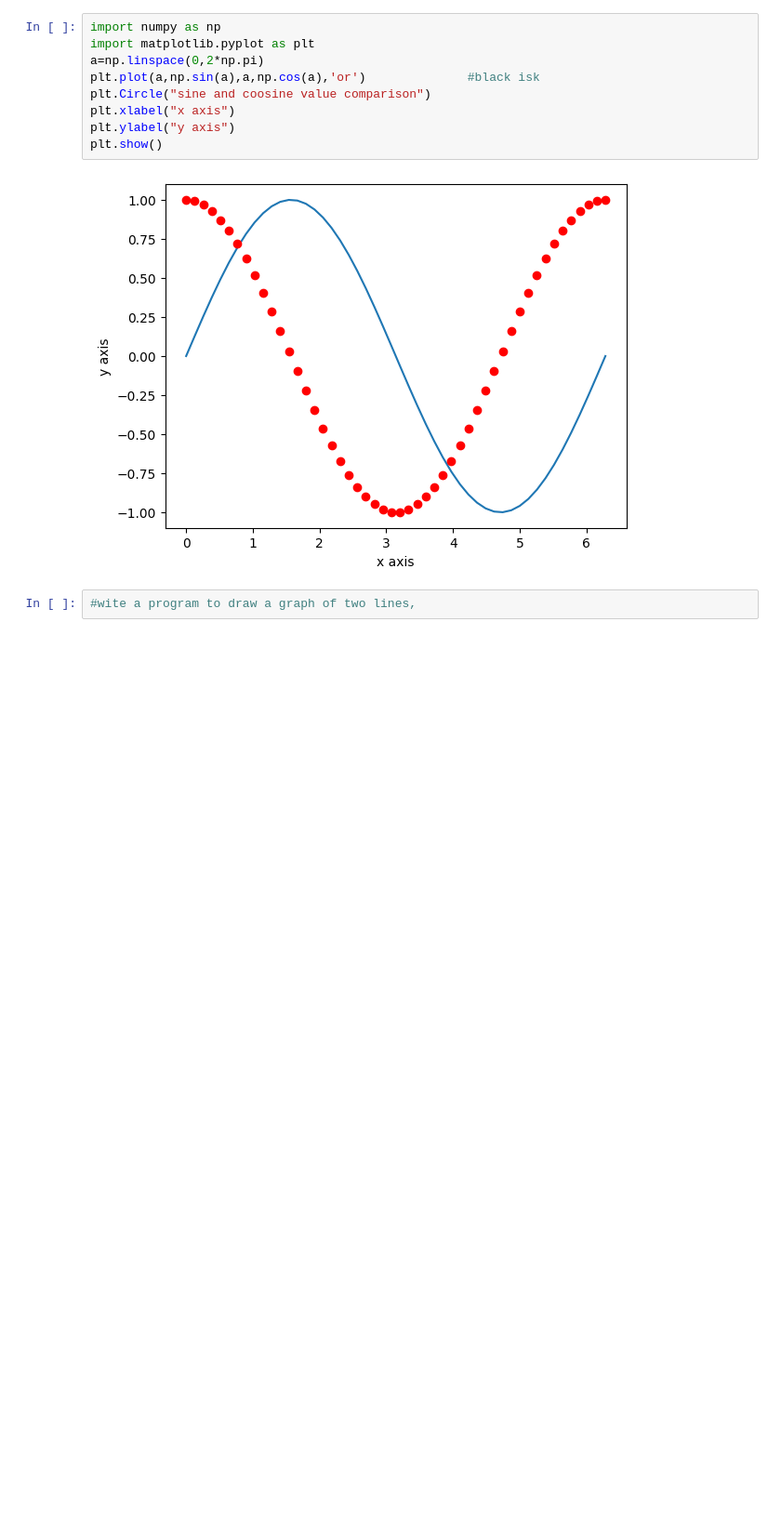
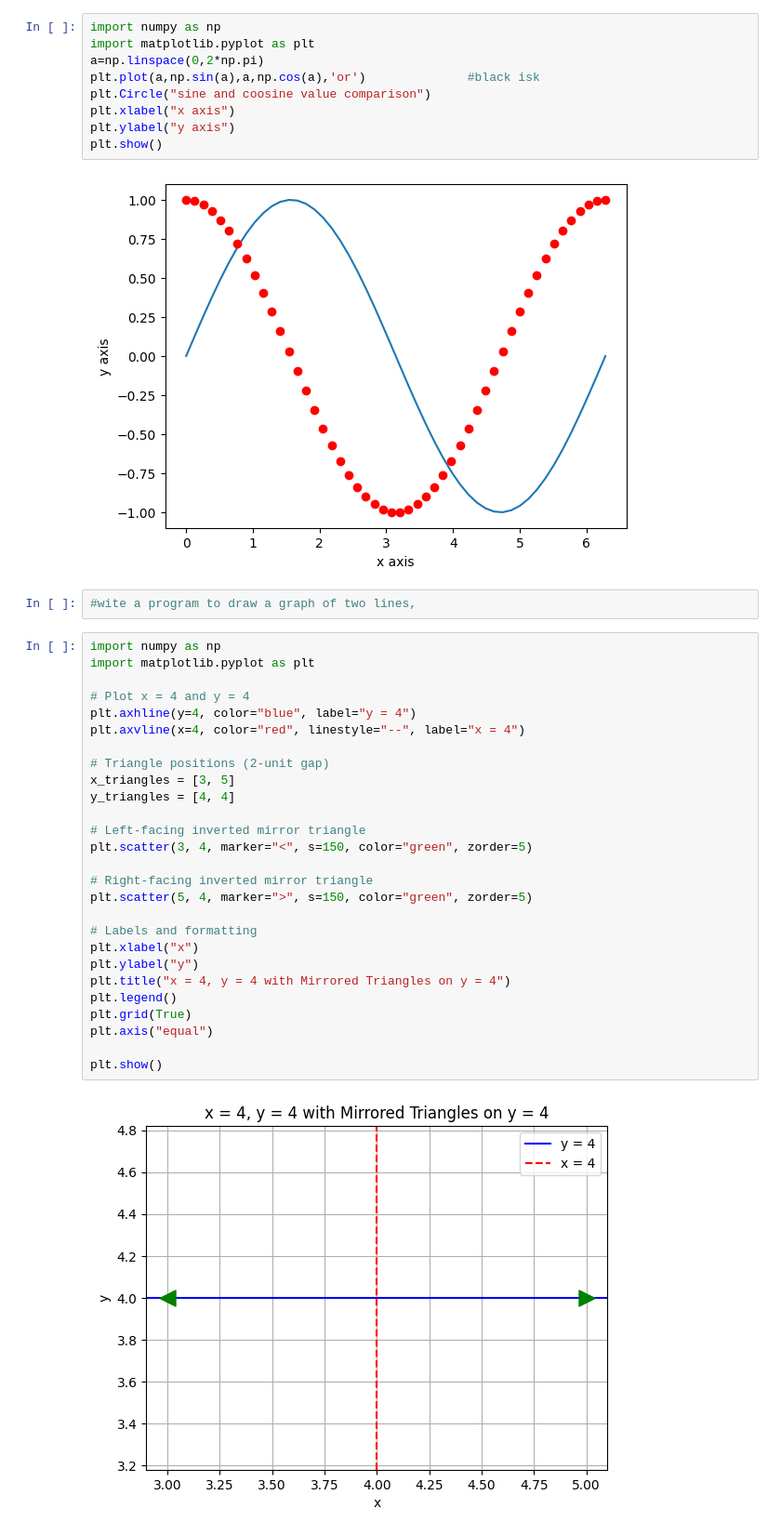
Before and after one commit to Debashish-newbie/csw1-python, a Jupyter notebook: CSW1/Notebooks/Assignment12WithGraph.ipynb, the cells around one changed output. Shown: that part at 93% size. Cells and saved outputs as stored; diff of their text form; blank space fills up the shorter version.

```diff
--- a/CSW1/Notebooks/Assignment12WithGraph.ipynb
+++ b/CSW1/Notebooks/Assignment12WithGraph.ipynb
@@ -235,3 +235,32 @@ plt.show()
 [figure]
 # %%
 #wite a program to draw a graph of two lines,
+# %%
+import numpy as np
+import matplotlib.pyplot as plt
+
+# Plot x = 4 and y = 4
+plt.axhline(y=4, color="blue", label="y = 4")
+plt.axvline(x=4, color="red", linestyle="--", label="x = 4")
+
+# Triangle positions (2-unit gap)
+x_triangles = [3, 5]
+y_triangles = [4, 4]
+
+# Left-facing inverted mirror triangle
+plt.scatter(3, 4, marker="<", s=150, color="green", zorder=5)
+
+# Right-facing inverted mirror triangle
+plt.scatter(5, 4, marker=">", s=150, color="green", zorder=5)
+
+# Labels and formatting
+plt.xlabel("x")
+plt.ylabel("y")
+plt.title("x = 4, y = 4 with Mirrored Triangles on y = 4")
+plt.legend()
+plt.grid(True)
+plt.axis("equal")
+
+plt.show()
+# %% [output]
+[figure, added]
```
Also changed, not shown: 1 other file.
